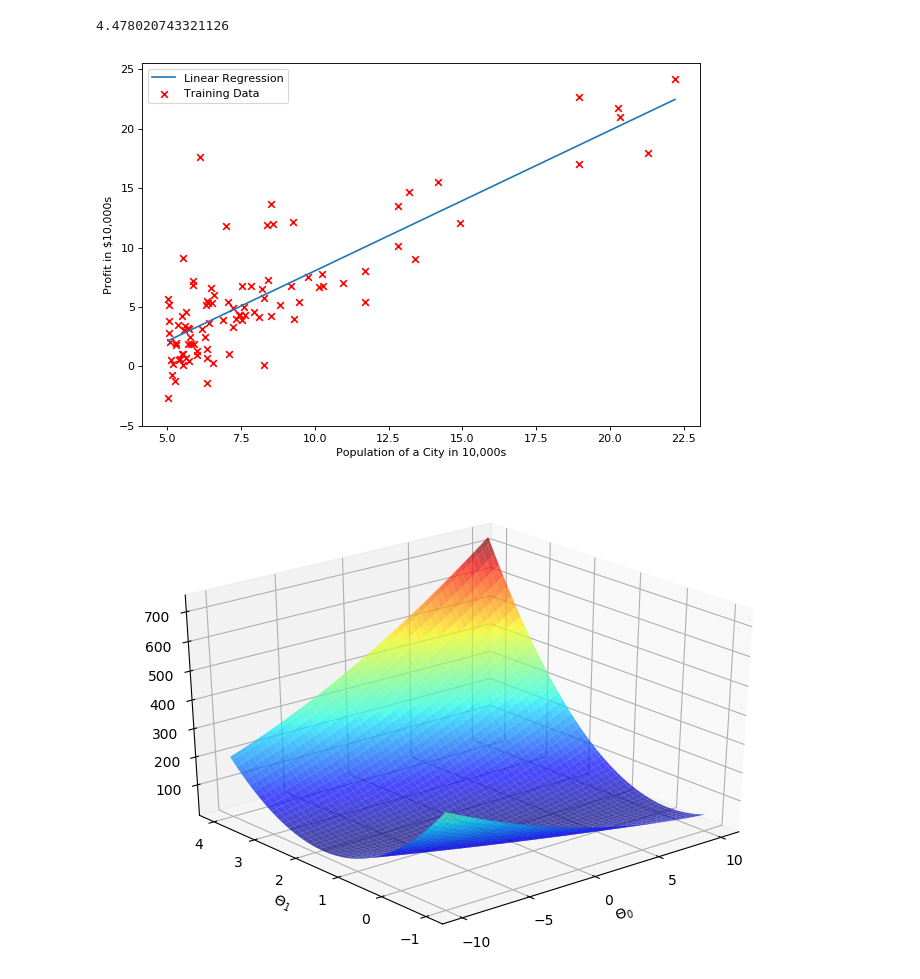
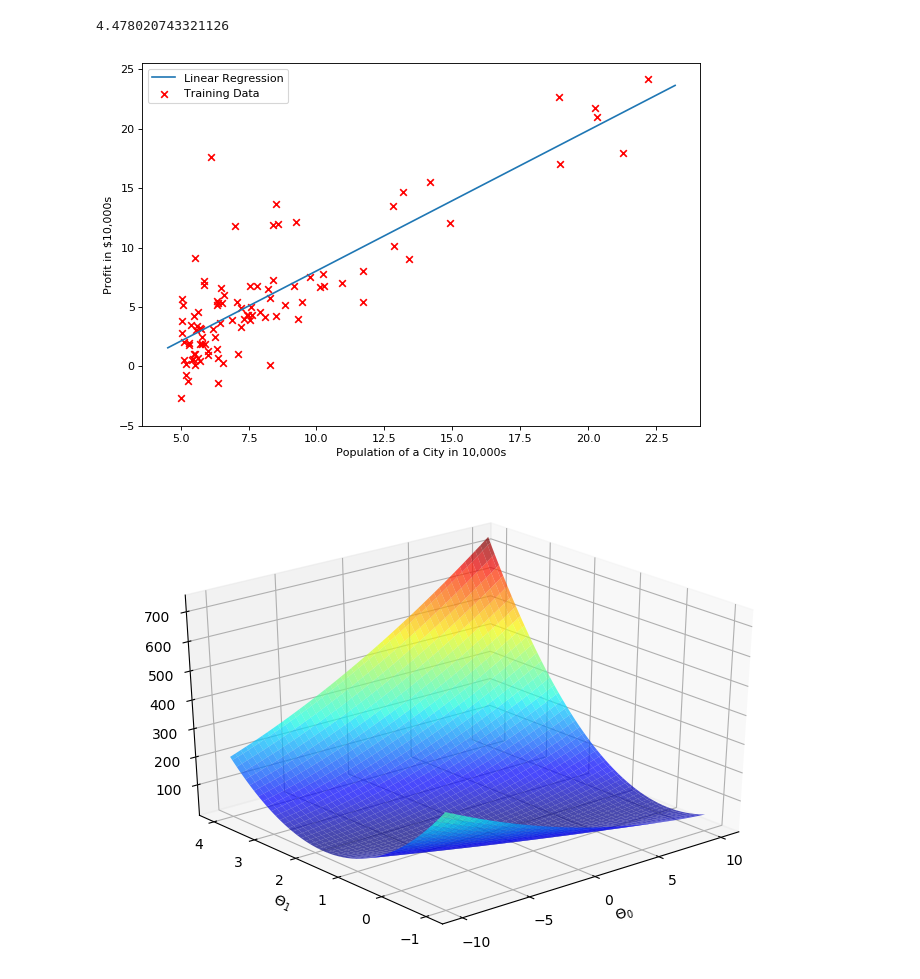
Before and after one commit to azfarkhoja305/coursera-ML-in-python, a Jupyter notebook: Linear Regression/Univariate Linear Regression.ipynb, the cells around one changed output. Saved outputs shown, nothing was run; the diff lists cells and outputs as text; code cells hidden in the pictures.

```diff
--- a/Linear Regression/Univariate Linear Regression.ipynb
+++ b/Linear Regression/Univariate Linear Regression.ipynb
@@ -44,5 +42,11 @@ theta
 # %% [output]
 array([[0.],
        [0.]])
+# %%
+# Cost Function
+def cost(X,y,theta):
+    m = np.size(y)
+    J = (1/(2.0*m))*np.sum(np.power((X.dot(theta)-y),2))
+    return J
 # %%
 # Finding the cost with theta intialized to zeros
@@ -54,9 +58,21 @@ J
 # Some gradient descent settings
 iterations = 1000
 alpha = 0.02
+# %%
+# Gradient Descent
+def gdescent(X,y,theta,alpha,iters):
+    X = np.mat(X); y=np.mat(y); theta = np.mat(theta);
+    m = np.size(y)
+    J_hist = np.zeros(iters)
+    for i in range(0,iters):
+        temp = theta - (alpha/m) * (X.T * (X*theta-y))
+        theta = temp
+        J_hist[i]= cost(X,y,theta)
+
+    return np.asarray(theta),J_hist
 # %%
 # Getting the optimum parameters using gradient descent
-final_theta,cost_hist = gradientDescent.gdescent(X,y,theta
+final_theta,cost_hist = gdescent(X,y,theta
                                         ,alpha,iterations)
 final_theta
 # %% [output]
@@ -77,17 +93,21 @@ J_final
 # %% [output]
 4.478020743321126
 # %%
-# Prediction value at X_max and X_min
-val1 =X[X[:,1].argmin()].dot(final_theta)
-val2 = X[X[:,1].argmax()].dot(final_theta)
+# Prediction value at (X_max +1) and (X_min -0.5)
+val1 = np.array([1,X[:,1].max() +1]).dot(final_theta)
+val2 = np.array([1,X[:,1].min() -0.5]).dot(final_theta)
 # %%
 # Plotting the linear regression curve on the scatter plot
-plotData.plotScatter(X[:,1],y)
-plt.plot([np.min(X[:,1]),np.max(X[:,1])],[val1,val2],label = "Linear Regression")
+plt.figure(figsize=(9,6),dpi=80)
+plt.scatter(X[:,1],y,c='r',marker='x',label = "Training Data")
+plt.xlabel('Population of a City in 10,000s')
+plt.ylabel('Profit in $10,000s')
+plt.ylim(ymin=-5)
+plt.plot([X[:,1].max() +1 ,X[:,1].min() -0.5],[val1,val2],label = "Linear Regression")
 plt.legend(loc = 'upper left')
 plt.show()
 # %% [output]
-[figure, old version]
+[figure, new version]
 # %%
 # Surface plot of the Cost Function
 theta0_vals = np.linspace(-10,10,100)
```
Also changed, not shown: parts of 7 cells of this notebook, 9 other files.
